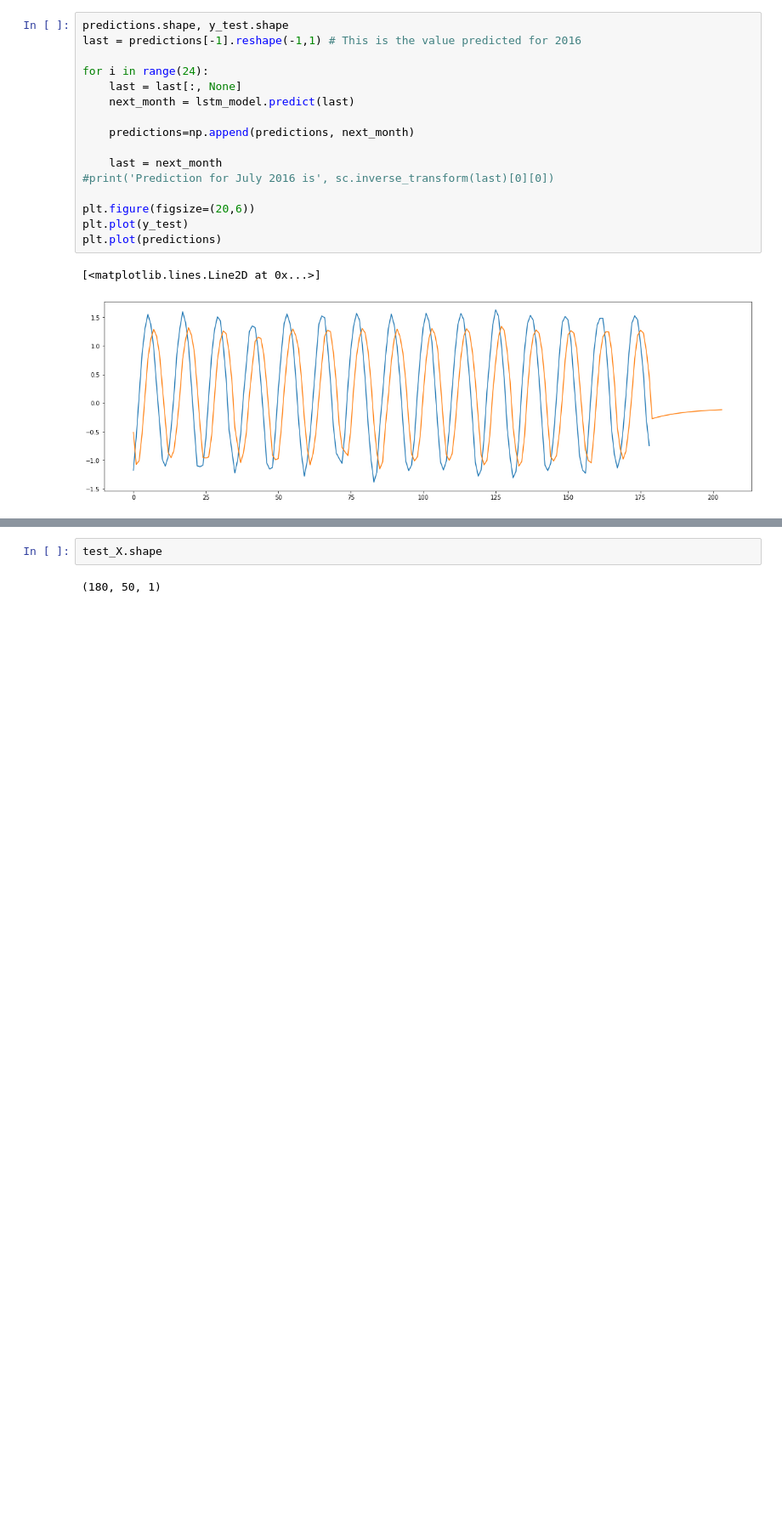
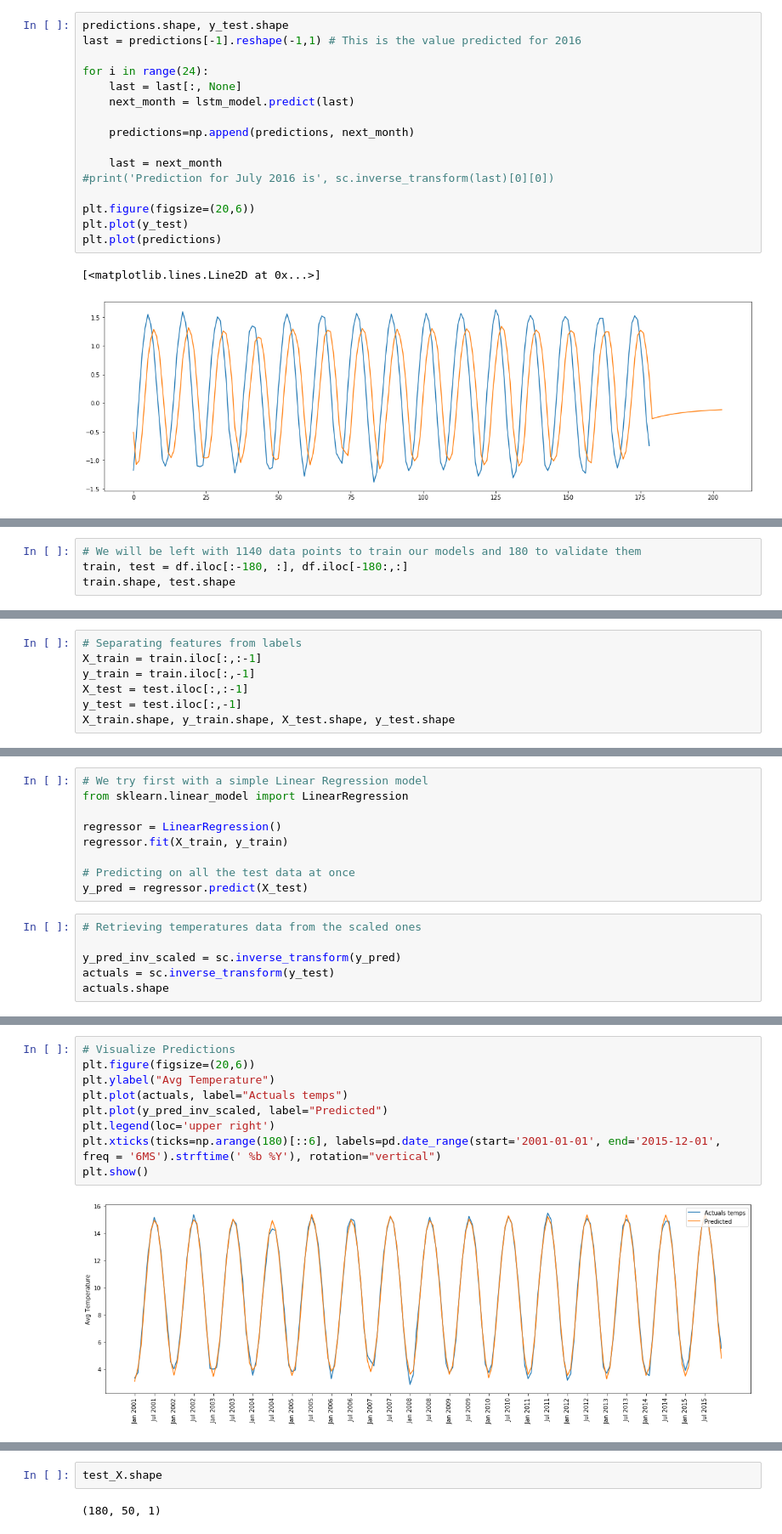
Before and after one commit to santamm/ClimateChange, a Jupyter notebook: Climate_Change_Hackaton.ipynb, the cells around one changed output, grey strips where cells are left out. Shown at 85% size. Drawn from its saved outputs; the diff is of its cells as text; blank space fills up the shorter version.

```diff
--- a/Climate_Change_Hackaton.ipynb
+++ b/Climate_Change_Hackaton.ipynb
@@ -752,0 +802,4 @@ series.shape
+# %%
+# We will be left with 1140 data points to train our models and 180 to validate them
+train, test = df.iloc[:-180, :], df.iloc[-180:,:]
+train.shape, test.shape
@@ -752,0 +808,7 @@ series.shape
+# %%
+# Separating features from labels
+X_train = train.iloc[:,:-1]
+y_train = train.iloc[:,-1]
+X_test = test.iloc[:,:-1]
+y_test = test.iloc[:,-1]
+X_train.shape, y_train.shape, X_test.shape, y_test.shape
@@ -752,0 +817,15 @@ series.shape
+# %%
+# We try first with a simple Linear Regression model
+from sklearn.linear_model import LinearRegression
+
+regressor = LinearRegression()
+regressor.fit(X_train, y_train)
+
+# Predicting on all the test data at once
+y_pred = regressor.predict(X_test)
+# %%
+# Retrieving temperatures data from the scaled ones
+
+y_pred_inv_scaled = sc.inverse_transform(y_pred)
+actuals = sc.inverse_transform(y_test)
+actuals.shape
@@ -752,0 +842,11 @@ series.shape
+# %%
+# Visualize Predictions
+plt.figure(figsize=(20,6))
+plt.ylabel("Avg Temperature")
+plt.plot(actuals, label="Actuals temps")
+plt.plot(y_pred_inv_scaled, label="Predicted")
+plt.legend(loc='upper right')
+plt.xticks(ticks=np.arange(180)[::6], labels=pd.date_range(start='2001-01-01', end='2015-12-01', freq = '6MS').strftime(' %b %Y'), rotation="vertical")
+plt.show()
+# %% [output]
+[figure, added]
```
Also changed, not shown: parts of 63 cells of this notebook.
